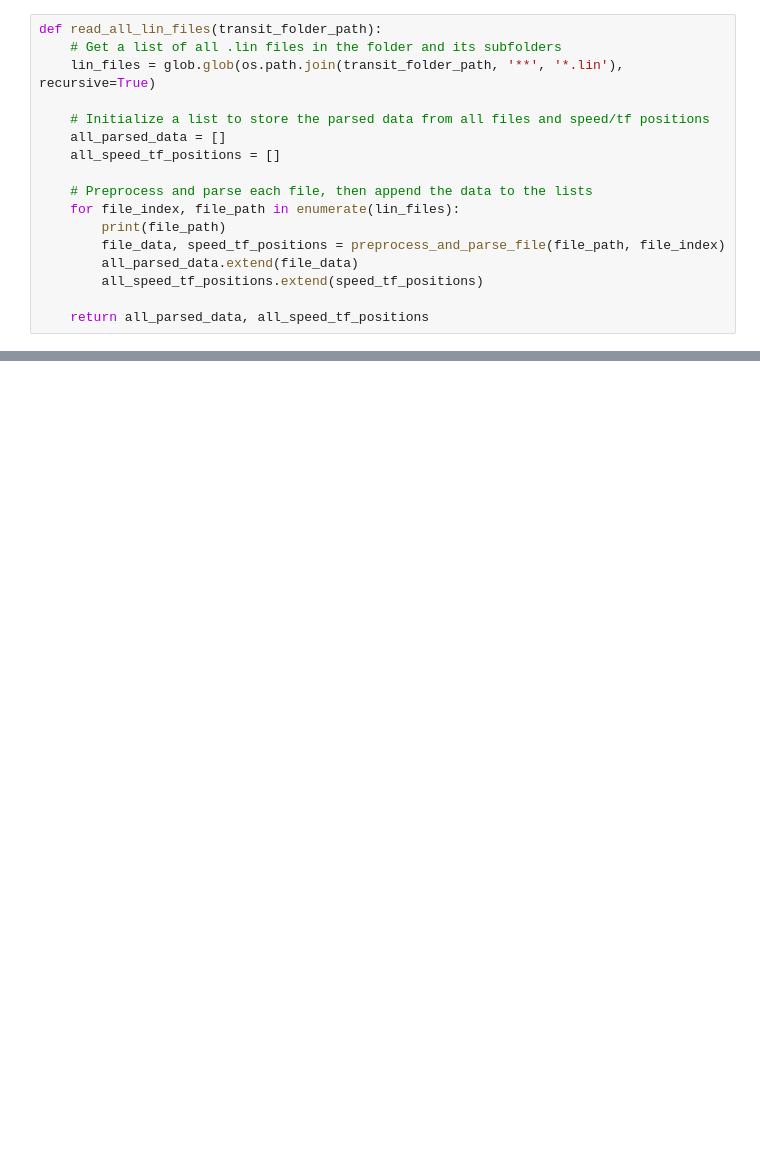
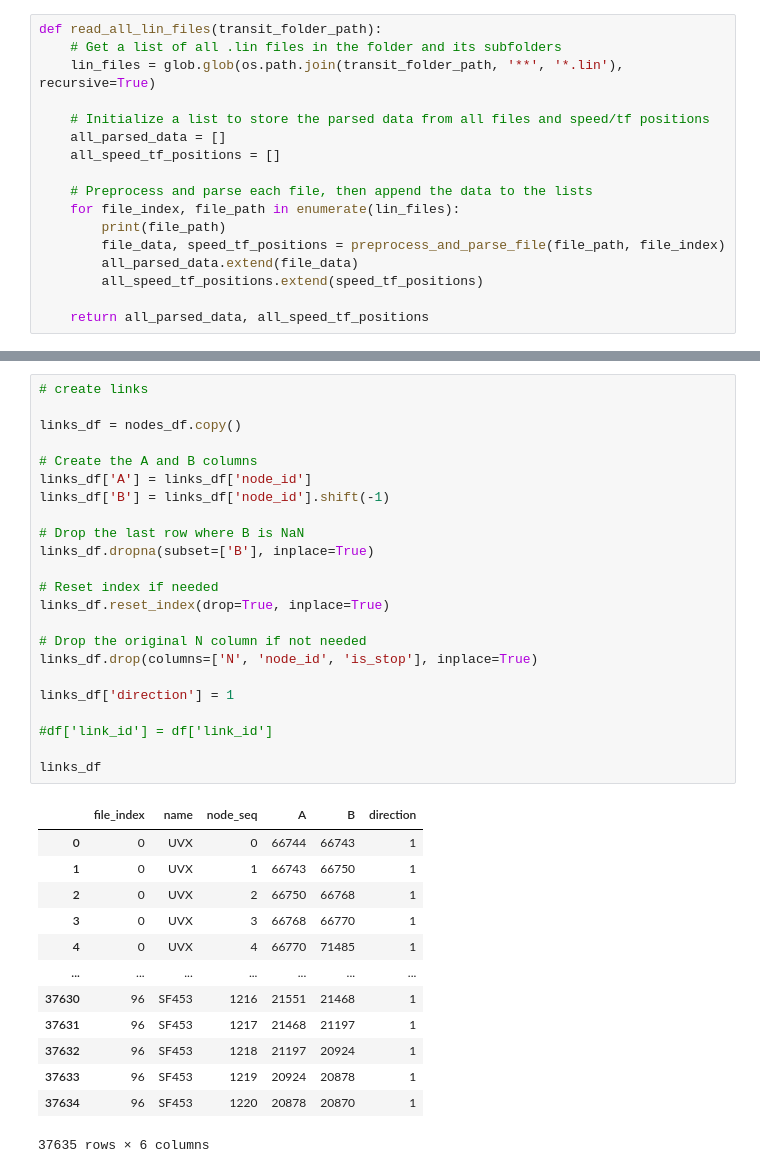
Before and after one commit to WFRCAnalytics/Resources, a Jupyter notebook: TDM/Parse-Transit-Lin-Files/parse-model-transit-lin-files.ipynb, the cells around one changed output, grey strips where cells are left out. Drawn from its saved outputs; the diff is of its cells as text; blank space fills up the shorter version.

```diff
--- a/TDM/Parse-Transit-Lin-Files/parse-model-transit-lin-files.ipynb
+++ b/TDM/Parse-Transit-Lin-Files/parse-model-transit-lin-files.ipynb
@@ -219,3 +220,40 @@ E:\GitHub\WF-TDM-v9x\1_Inputs\4_Transit\Lin_2050_Needs_MAG\wfrc_sl_lcl_2050UF.li
 | 37634 | 96 | SF453 | -20878 | 20878 | False | 1220 |
 | 37635 | 96 | SF453 | 20870 | 20870 | True | 1221 |
 37636 rows × 6 columns
+# %%
+# create links
+
+links_df = nodes_df.copy()
+
+# Create the A and B columns
+links_df['A'] = links_df['node_id']
+links_df['B'] = links_df['node_id'].shift(-1)
+
+# Drop the last row where B is NaN
+links_df.dropna(subset=['B'], inplace=True)
+
+# Reset index if needed
+links_df.reset_index(drop=True, inplace=True)
+
+# Drop the original N column if not needed
+links_df.drop(columns=['N', 'node_id', 'is_stop'], inplace=True)
+
+links_df['direction'] = 1
+
+#df['link_id'] = df['link_id']
+
+links_df
+# %% [output]
+|  | file_index | name | node_seq | A | B | direction |
+| 0 | 0 | UVX | 0 | 66744 | 66743 | 1 |
+| 1 | 0 | UVX | 1 | 66743 | 66750 | 1 |
+| 2 | 0 | UVX | 2 | 66750 | 66768 | 1 |
+| 3 | 0 | UVX | 3 | 66768 | 66770 | 1 |
+| 4 | 0 | UVX | 4 | 66770 | 71485 | 1 |
+| ... | ... | ... | ... | ... | ... | ... |
+| 37630 | 96 | SF453 | 1216 | 21551 | 21468 | 1 |
+| 37631 | 96 | SF453 | 1217 | 21468 | 21197 | 1 |
+| 37632 | 96 | SF453 | 1218 | 21197 | 20924 | 1 |
+| 37633 | 96 | SF453 | 1219 | 20924 | 20878 | 1 |
+| 37634 | 96 | SF453 | 1220 | 20878 | 20870 | 1 |
+37635 rows × 6 columns
```
Also changed, not shown: parts of 4 cells of this notebook, 2 other files.
